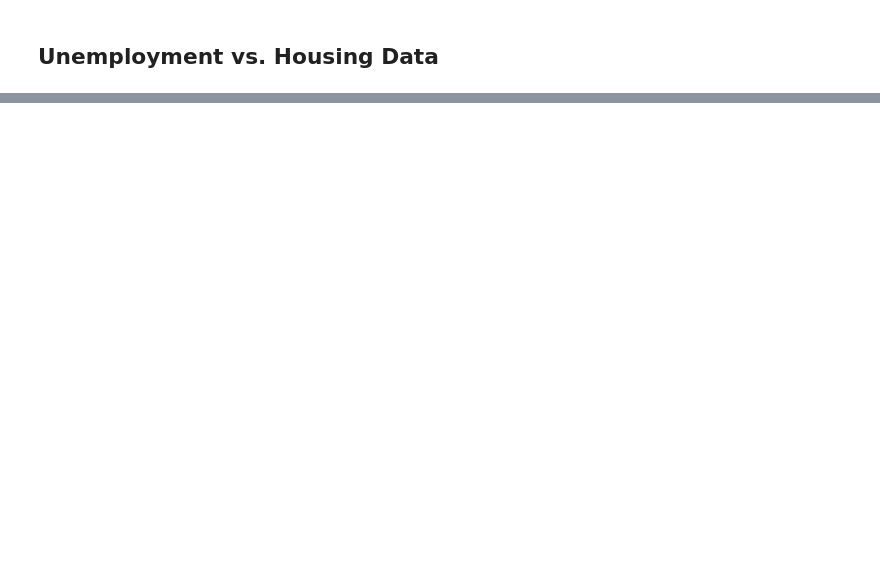
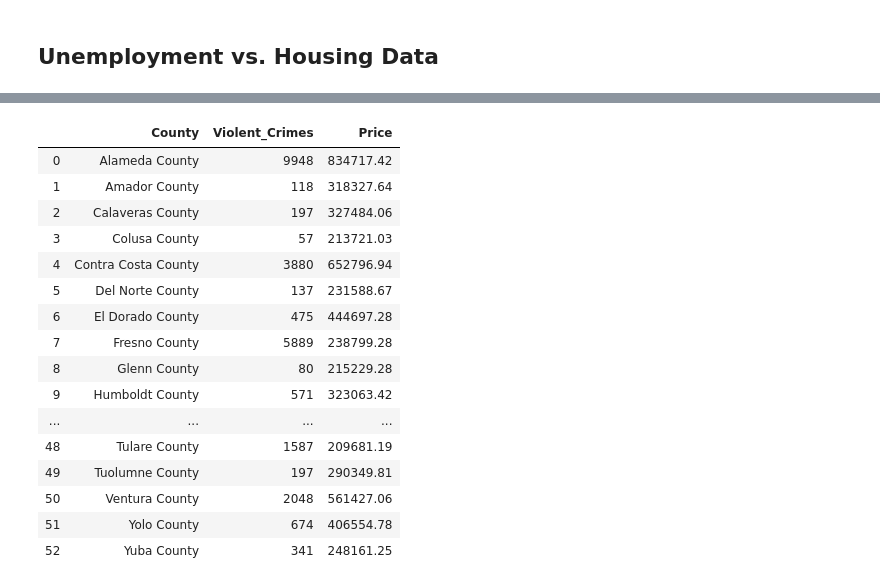
Before and after one commit to TrevorLovesMommy/Real-Estate-Project, a Jupyter notebook: Analysis.ipynb, the cells around one changed output, grey strips where cells are left out. Drawn from its saved outputs; the diff is of its cells as text; code cells hidden in the pictures; blank space fills up the shorter version.

```diff
--- a/Analysis.ipynb
+++ b/Analysis.ipynb
@@ -506,0 +592,5 @@ plt.show()
+# %%
+#read files
+#all county crimes for 2018
+crime_2018_df = pd.read_csv("output files/crimes_all_counties_2018.csv", index_col = 0)
+crime_2018_df.head()
@@ -506,0 +604,25 @@ plt.show()
+# %%
+zillow_clean_all_counties_df.head()
+zillow_clean_all_counties_df = zillow_clean_all_counties_df.rename(columns={"RegionName":"County"})
+# %%
+crime_merge_df=pd.merge(crime_2018_df, zillow_clean_all_counties_df, on="County", how = "inner")
+crime_merge_df = crime_merge_df[["County", "Violent_Crimes", "Price"]]
+crime_merge_df
+# %% [output]
+|  | County | Violent_Crimes | Price |
+| 0 | Alameda County | 9948 | 834717.42 |
+| 1 | Amador County | 118 | 318327.64 |
+| 2 | Calaveras County | 197 | 327484.06 |
+| 3 | Colusa County | 57 | 213721.03 |
+| 4 | Contra Costa County | 3880 | 652796.94 |
+| 5 | Del Norte County | 137 | 231588.67 |
+| 6 | El Dorado County | 475 | 444697.28 |
+| 7 | Fresno County | 5889 | 238799.28 |
+| 8 | Glenn County | 80 | 215229.28 |
+| 9 | Humboldt County | 571 | 323063.42 |
+| ... | ... | ... | ... |
+| 48 | Tulare County | 1587 | 209681.19 |
+| 49 | Tuolumne County | 197 | 290349.81 |
+| 50 | Ventura County | 2048 | 561427.06 |
+| 51 | Yolo County | 674 | 406554.78 |
+| 52 | Yuba County | 341 | 248161.25 |
```
Also changed, not shown: parts of 25 cells of this notebook, 14 other files.
